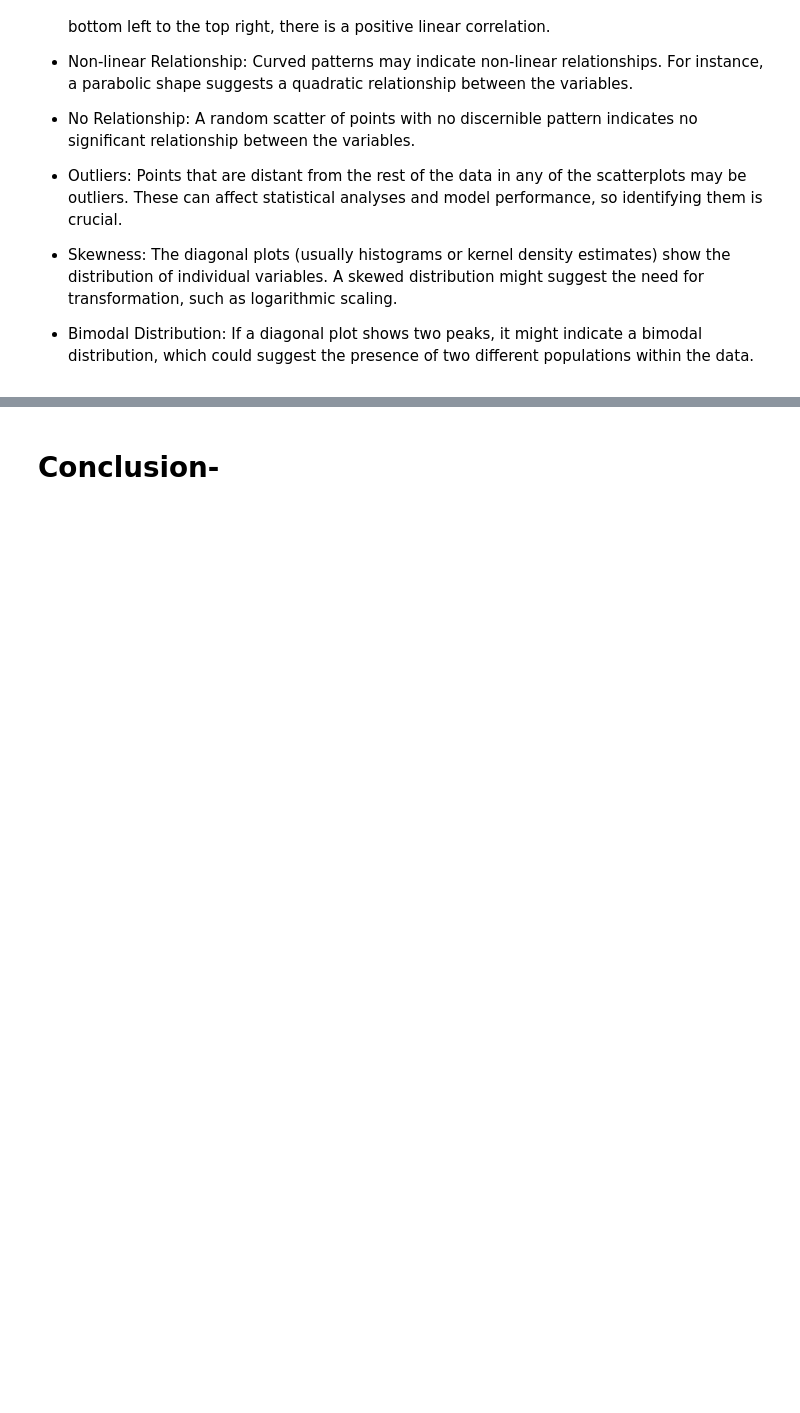
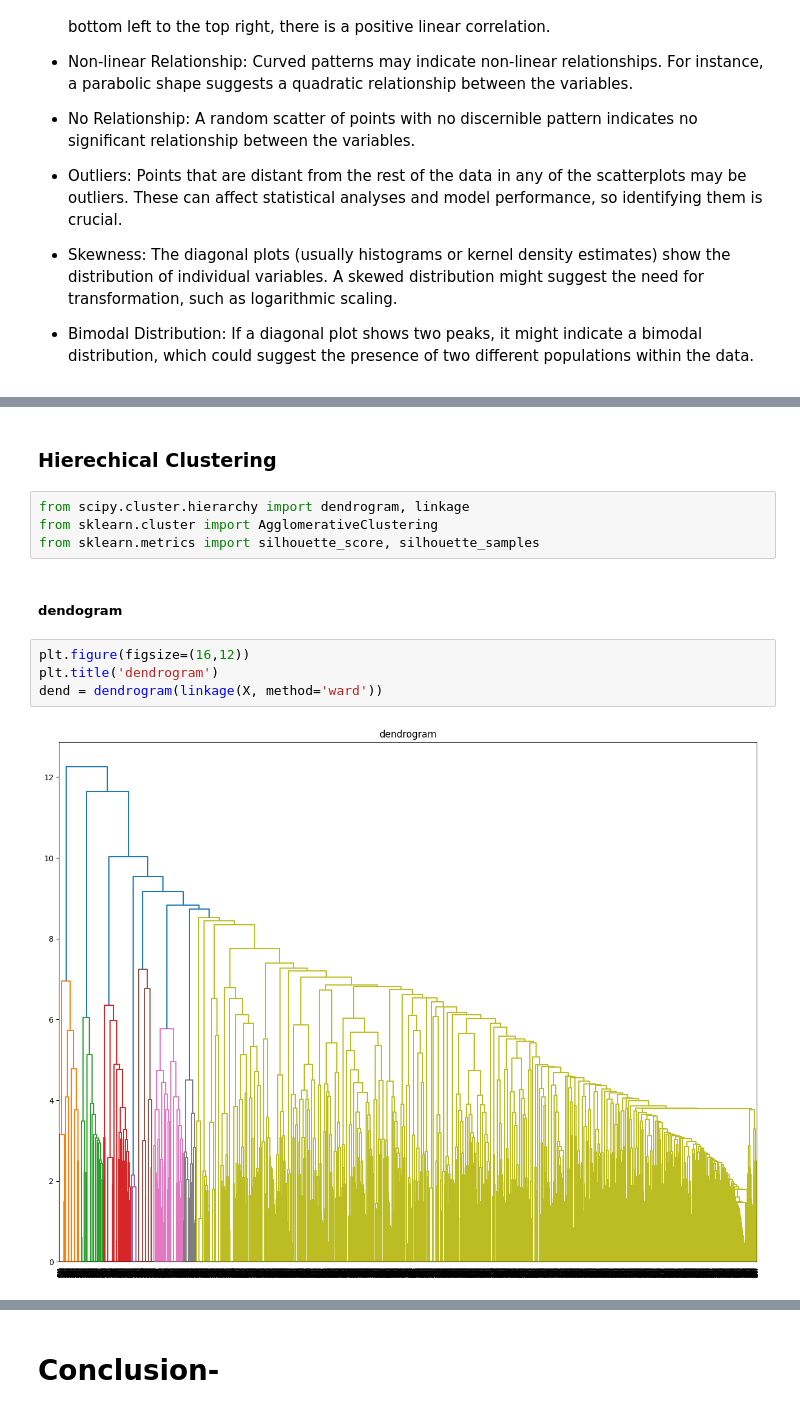
Before and after one commit to Jit562/Online-Reatil-Cluster, a Jupyter notebook: Online_Retail_Cluster_Project.ipynb, the cells around one changed output, grey strips where cells are left out. Drawn from its saved outputs; the diff is of its cells as text; blank space fills up the shorter version.

```diff
--- a/Online_Retail_Cluster_Project.ipynb
+++ b/Online_Retail_Cluster_Project.ipynb
@@ -1238,0 +1525,14 @@ plt.show()
+# %% [markdown]
+### **Hierechical Clustering**
+# %%
+from scipy.cluster.hierarchy import dendrogram, linkage
+from sklearn.cluster import AgglomerativeClustering
+from sklearn.metrics import silhouette_score, silhouette_samples
+# %% [markdown]
+##### **dendogram**
+# %%
+plt.figure(figsize=(16,12))
+plt.title('dendrogram')
+dend = dendrogram(linkage(X, method='ward'))
+# %% [output]
+[figure, added]
```
Also changed, not shown: parts of 61 cells of this notebook.
